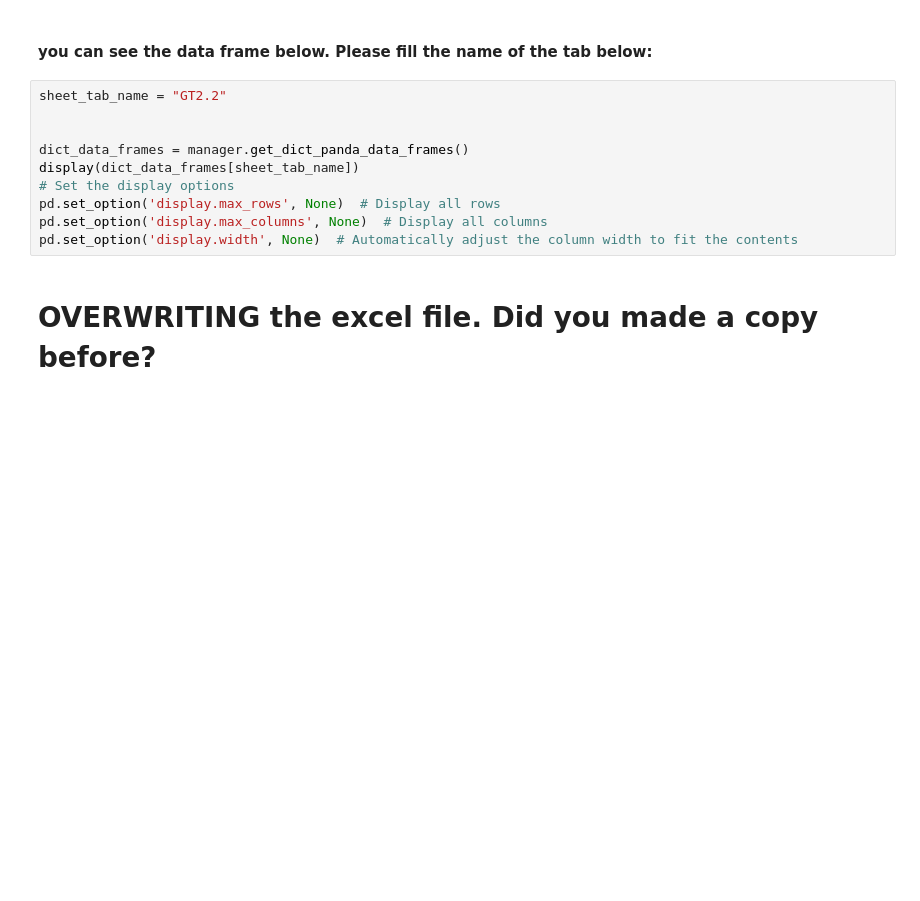
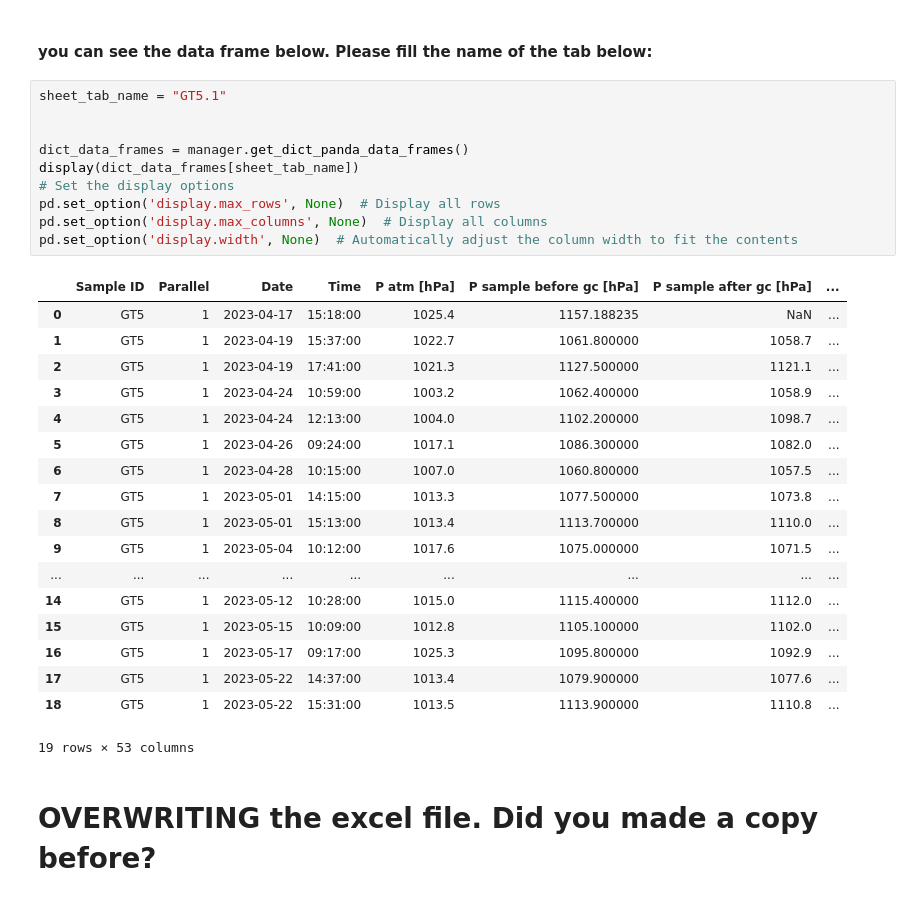
Before and after one commit to RGrobben/Excell_and_Data_Frames_for_Gas_Respiration_tests, a Jupyter notebook: Run/running_sheet_with_given_layout_01.ipynb, the cells around one changed output. Cells and saved outputs as stored; diff of their text form; blank space fills up the shorter version.

```diff
--- a/Run/running_sheet_with_given_layout_01.ipynb
+++ b/Run/running_sheet_with_given_layout_01.ipynb
@@ -151,15 +169,34 @@ for sheet_name in sheet_names_samples:
 # %% [markdown]
 #### you can see the data frame below. Please fill the name of the tab below:
 # %%
-sheet_tab_name = "GT2.2"
+sheet_tab_name = "GT5.1"
 
 
 dict_data_frames = manager.get_dict_panda_data_frames()
 display(dict_data_frames[sheet_tab_name])
 # Set the display options
 pd.set_option('display.max_rows', None)  # Display all rows
 pd.set_option('display.max_columns', None)  # Display all columns
 pd.set_option('display.width', None)  # Automatically adjust the column width to fit the contents
+# %% [output]
+|  | Sample ID | Parallel | Date | Time | P atm [hPa] | P sample before gc [hPa] | P sample after gc [hPa] | ... |
+| 0 | GT5 | 1 | 2023-04-17 | 15:18:00 | 1025.4 | 1157.188235 | NaN | ... |
+| 1 | GT5 | 1 | 2023-04-19 | 15:37:00 | 1022.7 | 1061.800000 | 1058.7 | ... |
+| 2 | GT5 | 1 | 2023-04-19 | 17:41:00 | 1021.3 | 1127.500000 | 1121.1 | ... |
+| 3 | GT5 | 1 | 2023-04-24 | 10:59:00 | 1003.2 | 1062.400000 | 1058.9 | ... |
+| 4 | GT5 | 1 | 2023-04-24 | 12:13:00 | 1004.0 | 1102.200000 | 1098.7 | ... |
+| 5 | GT5 | 1 | 2023-04-26 | 09:24:00 | 1017.1 | 1086.300000 | 1082.0 | ... |
+| 6 | GT5 | 1 | 2023-04-28 | 10:15:00 | 1007.0 | 1060.800000 | 1057.5 | ... |
+| 7 | GT5 | 1 | 2023-05-01 | 14:15:00 | 1013.3 | 1077.500000 | 1073.8 | ... |
+| 8 | GT5 | 1 | 2023-05-01 | 15:13:00 | 1013.4 | 1113.700000 | 1110.0 | ... |
+| 9 | GT5 | 1 | 2023-05-04 | 10:12:00 | 1017.6 | 1075.000000 | 1071.5 | ... |
+| ... | ... | ... | ... | ... | ... | ... | ... | ... |
+| 14 | GT5 | 1 | 2023-05-12 | 10:28:00 | 1015.0 | 1115.400000 | 1112.0 | ... |
+| 15 | GT5 | 1 | 2023-05-15 | 10:09:00 | 1012.8 | 1105.100000 | 1102.0 | ... |
+| 16 | GT5 | 1 | 2023-05-17 | 09:17:00 | 1025.3 | 1095.800000 | 1092.9 | ... |
+| 17 | GT5 | 1 | 2023-05-22 | 14:37:00 | 1013.4 | 1079.900000 | 1077.6 | ... |
+| 18 | GT5 | 1 | 2023-05-22 | 15:31:00 | 1013.5 | 1113.900000 | 1110.8 | ... |
+19 rows × 53 columns
 # %% [markdown]
 # OVERWRITING the excel file. Did you made a copy before?
 # %%
```
Also changed, not shown: parts of 9 cells of this notebook, 1 other file.
